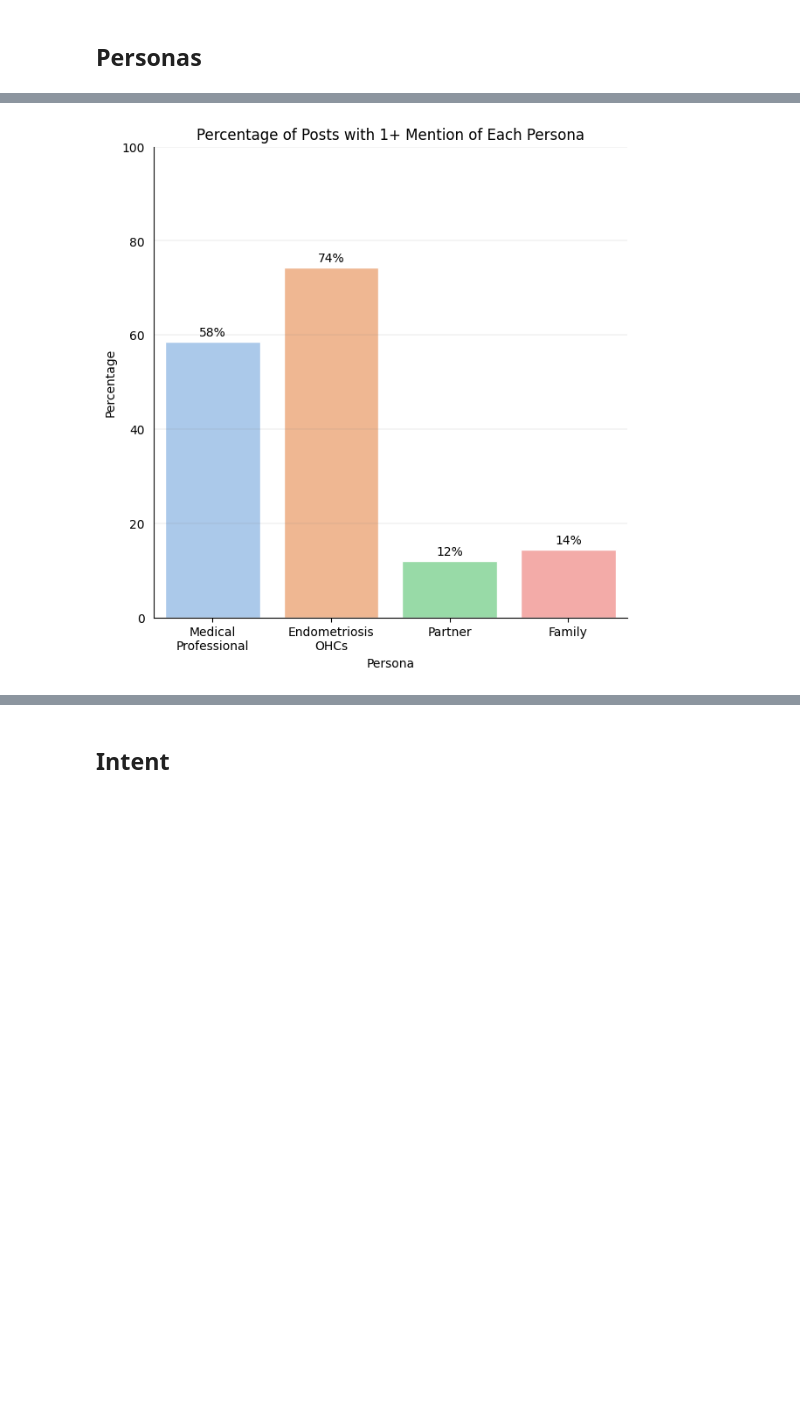
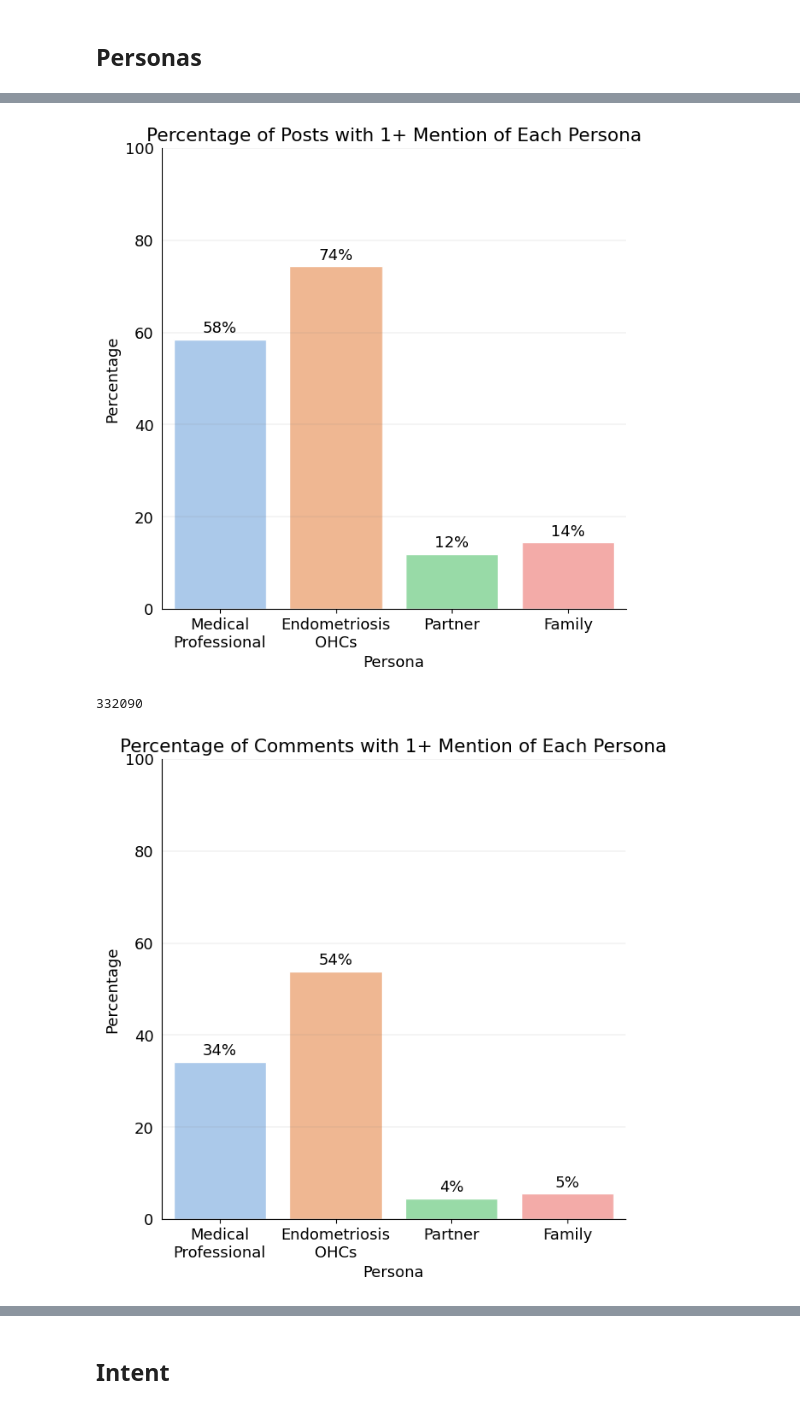
Before and after one commit to federicabologna/endoOHCs, a Jupyter notebook: code/analyze_results/general_stats.ipynb, the cells around one changed output, grey strips where cells are left out. Drawn from its saved outputs; the diff is of its cells as text; code cells hidden in the pictures; blank space fills up the shorter version.

```diff
--- a/code/analyze_results/general_stats.ipynb
+++ b/code/analyze_results/general_stats.ipynb
@@ -256,8 +241,5 @@ for topic_name in topics_names_list:
-# %%
-# include long names in the df
-type_df = type_df.rename(columns=topics_names)
 # %%
-type_df['dominant_topic'] = np.argmax(type_df.values, axis=1)
+type_df['dominant_topic'] = np.argmax(type_df.iloc[:, 0:25].values, axis=1)
 # %%
 type_df['type'] = [x.split('_')[2] for x in type_df.index]
 print(len(type_df))
@@ -266,7 +254,7 @@ type_df[:1]
 dom_topics_d = {'Topic': [], 'Type': [], 'Percentage': []}
 for topic in type_df.columns[0:25]:
   for typ in ['Post', 'Comment']:
-    topic_num = int(topic.split(' ')[1][0])
+    topic_num = int(topic.split(':')[0][-1])
     cond = (type_df['type'] == typ.lower()) & (type_df['dominant_topic'] == topic_num)
     perc = len(type_df.loc[cond])/len(type_df.loc[type_df['type'] == typ.lower()])
     dom_topics_d['Topic'].append(topic)
@@ -438,12 +447,0 @@ personas_posts[:1]
-# %%
-# Percentage of posts with 1> mention of each persona:
-perc_personas_d = {'Percentage':[], 'Persona':[]}
-for persona in personas_names:
-
-  perc_personas_d['Persona'].append(persona)
-  column = f'predictions_{persona.upper()}'
-  perc = len(personas_posts[personas_posts[column] > 0])/len(personas_posts)*100
-  perc_personas_d['Percentage'].append(perc)
-
-perc_personas_df = pd.DataFrame(perc_personas_d)
-perc_personas_df[:1]
@@ -453,21 +448,40 @@ perc_personas_df[:1]
 # %%
-plt.figure(figsize=(7, 7))
-ax = sns.barplot(data=perc_personas_df, x='Persona', y='Percentage',
-                palette='pastel',
-                edgecolor='white',
-                errorbar=None)
-for container in ax.containers:
-  for v in container:
-    labels = [f'{round(v.get_height())}%' for v in container]
-    ax.bar_label(container, labels=labels, padding=3)
-# add grid
-ax.grid(color='grey', axis='y', linestyle='-', linewidth=0.25, alpha=0.5)
-plt.tick_params(left=False)# remove the ticks
-# Remove top, left, right border
-ax.spines['top'].set_visible(False)
-ax.spines['right'].set_visible(False)
-plt.ylim(ymax=100)
-plt.title('Percentage of Posts with 1+ Mention of Each Persona')
-plt.savefig(os.path.join(endo_dir, 'output', 'figures', f'personas_posts.png'), dpi = 300)
-plt.show()
+for t in ['Post', 'Comment']:
+
+  personas_type = personas.loc[personas['type'] == t.lower()]
+  personas_type = personas_type.groupby(['og_id'], sort=False).sum().reset_index().rename(columns = {"og_id":"id",
+                                                                                                     "predictions_DOCTORS":"predictions_MEDICAL\nPROFESSIONAL",
+                                                                                                     "predictions_ENDO SUPPORT COMMUNITY":"predictions_ENDOMETRIOSIS\nOHCS"}).drop(columns=['created_utc'])
+  print(len(personas_type))
+
+  # Percentage of doc with 1> mention of each persona:
+  perc_personas_d = {'Percentage':[], 'Persona':[]}
+  for persona in personas_names:
+
+    perc_personas_d['Persona'].append(persona)
+    column = f'predictions_{persona.upper()}'
+    perc = len(personas_type[personas_type[column] > 0])/len(personas_type)*100
+    perc_personas_d['Percentage'].append(perc)
+
+  perc_personas_df = pd.DataFrame(perc_personas_d)
+
+  plt.figure(figsize=(7, 7))
+  ax = sns.barplot(data=perc_personas_df, x='Persona', y='Percentage',
+                  hue='Persona', legend=False, palette='pastel',
+                  edgecolor='white',
+                  errorbar=None)
+  for container in ax.containers:
+    for v in container:
+      labels = [f'{round(v.get_height())}%' for v in container]
+      ax.bar_label(container, labels=labels, padding=3)
+  # add grid
+  ax.grid(color='grey', axis='y', linestyle='-', linewidth=0.25, alpha=0.5)
+  plt.tick_params(left=False)# remove the ticks
+  # Remove top, right border
+  ax.spines['top'].set_visible(False)
+  ax.spines['right'].set_visible(False)
+  plt.ylim(ymax=100)
+  plt.title(f'Percentage of {t}s with 1+ Mention of Each Persona')
+  # plt.savefig(os.path.join(endo_dir, 'output', 'figures', f'personas_{t}s_perc.png'), dpi = 300)
+  plt.show()
 # %% [output]
@@ -477 +489,3 @@ Passing `palette` without assigning `hue` is deprecated and will be removed in v
-[figure, old version]
+[figure, new version]
+332090
+[figure, added]
```
Also changed, not shown: parts of 31 cells of this notebook.
